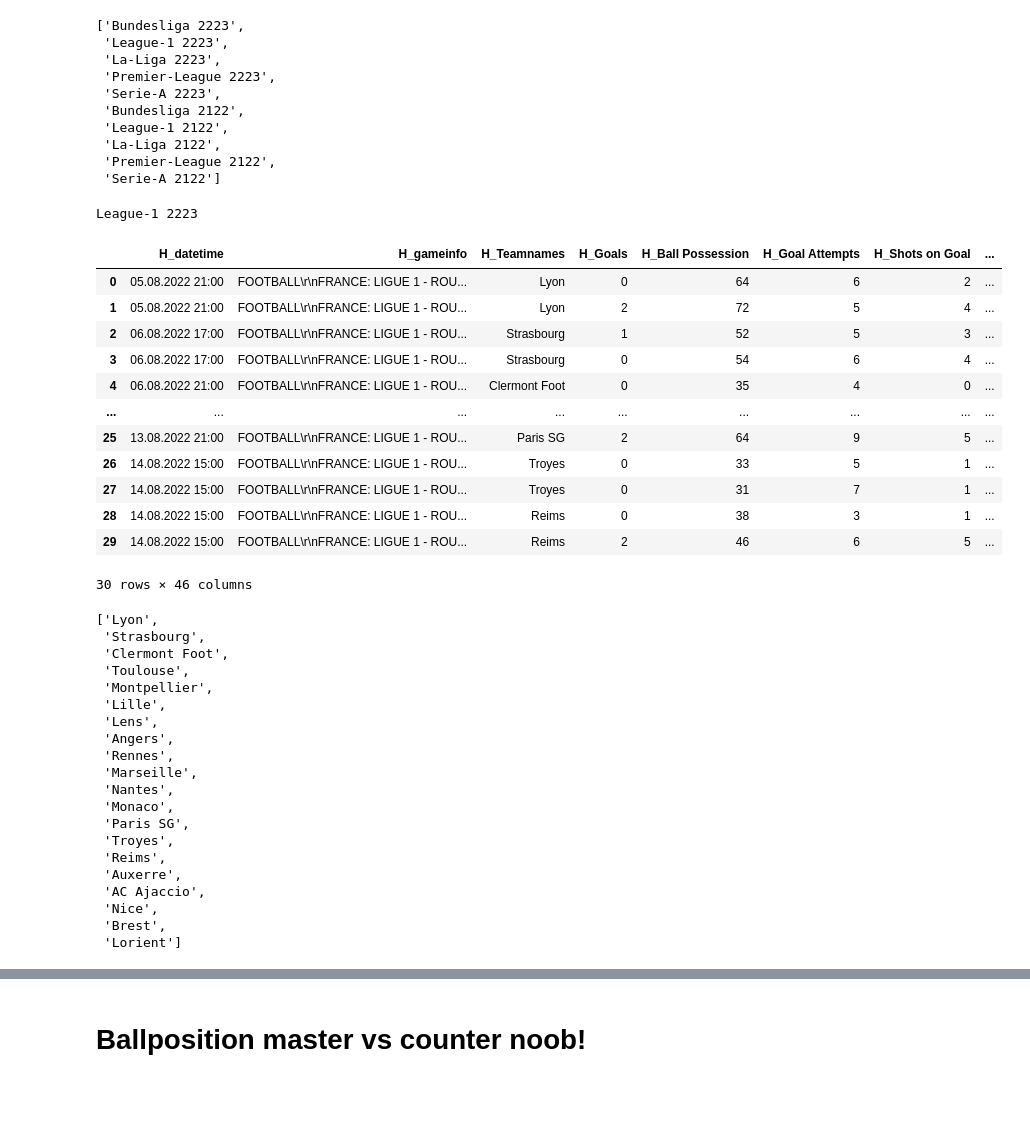
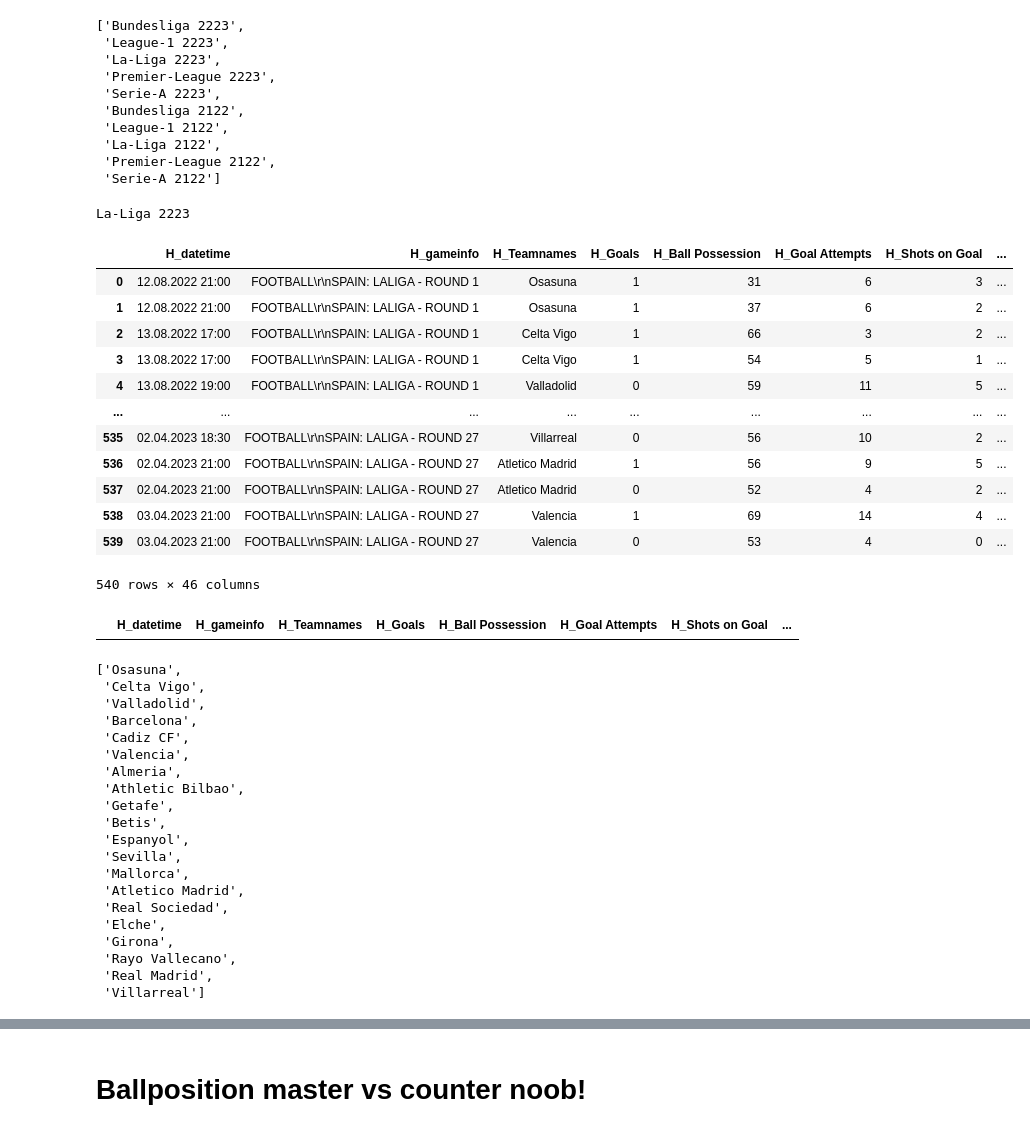
Before and after one commit to mgebele/football_stats, a Jupyter notebook: football_live.ipynb, the cells around one changed output, grey strips where cells are left out. Drawn from its saved outputs; the diff is of its cells as text; code cells hidden in the pictures; blank space fills up the shorter version.

```diff
--- a/football_live.ipynb
+++ b/football_live.ipynb
@@ -13,7 +13,7 @@ from sqlalchemy.sql import text
 from sqlalchemy import create_engine
 
 pd.options.display.float_format = "{:,.3f}".format
-pd.set_option('display.max_rows', 15)
+pd.set_option('display.max_rows', 20)
 warnings.filterwarnings('ignore')
 
 # TEAMNAMES value in teamnamedict must match the htdatan teamname!
@@ -80,7 +80,7 @@ cleaned_names_saissons
 # %%
 odds_league = "fra2021"
 global saison
-saison = cleaned_names_saissons[1]
+saison = cleaned_names_saissons[2]
 # %%
 print(saison)
 
@@ -105,23 +105,29 @@ except:
 
 df_complete_saison = df_complete_saison.replace(teamnamedict)
 # %% [output]
-League-1 2223
+La-Liga 2223
 # %%
-df_complete_saison.head(30)
+df_complete_saison#.head(30)
 # %% [output]
 |  | H_datetime | H_gameinfo | H_Teamnames | H_Goals | H_Ball Possession | H_Goal Attempts | H_Shots on Goal | ... |
-| 0 | 05.08.2022 21:00 | FOOTBALL\r\nFRANCE: LIGUE 1 - ROU... | Lyon | 0 | 64 | 6 | 2 | ... |
-| 1 | 05.08.2022 21:00 | FOOTBALL\r\nFRANCE: LIGUE 1 - ROU... | Lyon | 2 | 72 | 5 | 4 | ... |
-| 2 | 06.08.2022 17:00 | FOOTBALL\r\nFRANCE: LIGUE 1 - ROU... | Strasbourg | 1 | 52 | 5 | 3 | ... |
-| 3 | 06.08.2022 17:00 | FOOTBALL\r\nFRANCE: LIGUE 1 - ROU... | Strasbourg | 0 | 54 | 6 | 4 | ... |
-| 4 | 06.08.2022 21:00 | FOOTBALL\r\nFRANCE: LIGUE 1 - ROU... | Clermont Foot | 0 | 35 | 4 | 0 | ... |
+| 0 | 12.08.2022 21:00 | FOOTBALL\r\nSPAIN: LALIGA - ROUND 1 | Osasuna | 1 | 31 | 6 | 3 | ... |
+| 1 | 12.08.2022 21:00 | FOOTBALL\r\nSPAIN: LALIGA - ROUND 1 | Osasuna | 1 | 37 | 6 | 2 | ... |
+| 2 | 13.08.2022 17:00 | FOOTBALL\r\nSPAIN: LALIGA - ROUND 1 | Celta Vigo | 1 | 66 | 3 | 2 | ... |
+| 3 | 13.08.2022 17:00 | FOOTBALL\r\nSPAIN: LALIGA - ROUND 1 | Celta Vigo | 1 | 54 | 5 | 1 | ... |
+| 4 | 13.08.2022 19:00 | FOOTBALL\r\nSPAIN: LALIGA - ROUND 1 | Valladolid | 0 | 59 | 11 | 5 | ... |
 | ... | ... | ... | ... | ... | ... | ... | ... | ... |
-| 25 | 13.08.2022 21:00 | FOOTBALL\r\nFRANCE: LIGUE 1 - ROU... | Paris SG | 2 | 64 | 9 | 5 | ... |
-| 26 | 14.08.2022 15:00 | FOOTBALL\r\nFRANCE: LIGUE 1 - ROU... | Troyes | 0 | 33 | 5 | 1 | ... |
-| 27 | 14.08.2022 15:00 | FOOTBALL\r\nFRANCE: LIGUE 1 - ROU... | Troyes | 0 | 31 | 7 | 1 | ... |
-| 28 | 14.08.2022 15:00 | FOOTBALL\r\nFRANCE: LIGUE 1 - ROU... | Reims | 0 | 38 | 3 | 1 | ... |
-| 29 | 14.08.2022 15:00 | FOOTBALL\r\nFRANCE: LIGUE 1 - ROU... | Reims | 2 | 46 | 6 | 5 | ... |
+| 535 | 02.04.2023 18:30 | FOOTBALL\r\nSPAIN: LALIGA - ROUND 27 | Villarreal | 0 | 56 | 10 | 2 | ... |
+| 536 | 02.04.2023 21:00 | FOOTBALL\r\nSPAIN: LALIGA - ROUND 27 | Atletico Madrid | 1 | 56 | 9 | 5 | ... |
+| 537 | 02.04.2023 21:00 | FOOTBALL\r\nSPAIN: LALIGA - ROUND 27 | Atletico Madrid | 0 | 52 | 4 | 2 | ... |
+| 538 | 03.04.2023 21:00 | FOOTBALL\r\nSPAIN: LALIGA - ROUND 27 | Valencia | 1 | 69 | 14 | 4 | ... |
+| 539 | 03.04.2023 21:00 | FOOTBALL\r\nSPAIN: LALIGA - ROUND 27 | Valencia | 0 | 53 | 4 | 0 | ... |
-30 rows × 46 columns
+540 rows × 46 columns
+# %%
+# check which were last games of specific team
+team_to_search = "Monaco"
+df_complete_saison[ ( df_complete_saison["H_Teamnames"]==team_to_search ) | ( df_complete_saison["A_Teamnames"]==team_to_search )]
+# %% [output]
+|  | H_datetime | H_gameinfo | H_Teamnames | H_Goals | H_Ball Possession | H_Goal Attempts | H_Shots on Goal | ... |
 # %%
 dfallteamnamesl = df_complete_saison.H_Teamnames.unique()
 
@@ -132,26 +138,26 @@ for x in range(0, len(dfallteamnamesl)):
 # %%
 teamsoptions
 # %% [output]
-['Lyon',
- 'Strasbourg',
- 'Clermont Foot',
- 'Toulouse',
- 'Montpellier',
- 'Lille',
- 'Lens',
- 'Angers',
- 'Rennes',
- 'Marseille',
- 'Nantes',
- 'Monaco',
- 'Paris SG',
- 'Troyes',
- 'Reims',
- 'Auxerre',
- 'AC Ajaccio',
- 'Nice',
- 'Brest',
- 'Lorient']
+['Osasuna',
+ 'Celta Vigo',
+ 'Valladolid',
+ 'Barcelona',
+ 'Cadiz CF',
+ 'Valencia',
+ 'Almeria',
+ 'Athletic Bilbao',
+ 'Getafe',
+ 'Betis',
+ 'Espanyol',
+ 'Sevilla',
+ 'Mallorca',
+ 'Atletico Madrid',
+ 'Real Sociedad',
+ 'Elche',
+ 'Girona',
+ 'Rayo Vallecano',
+ 'Real Madrid',
+ 'Villarreal']
 # %%
 # global xg_team
 # xg_team = teamsoptions[0]
```
Also changed, not shown: parts of 11 cells of this notebook.
